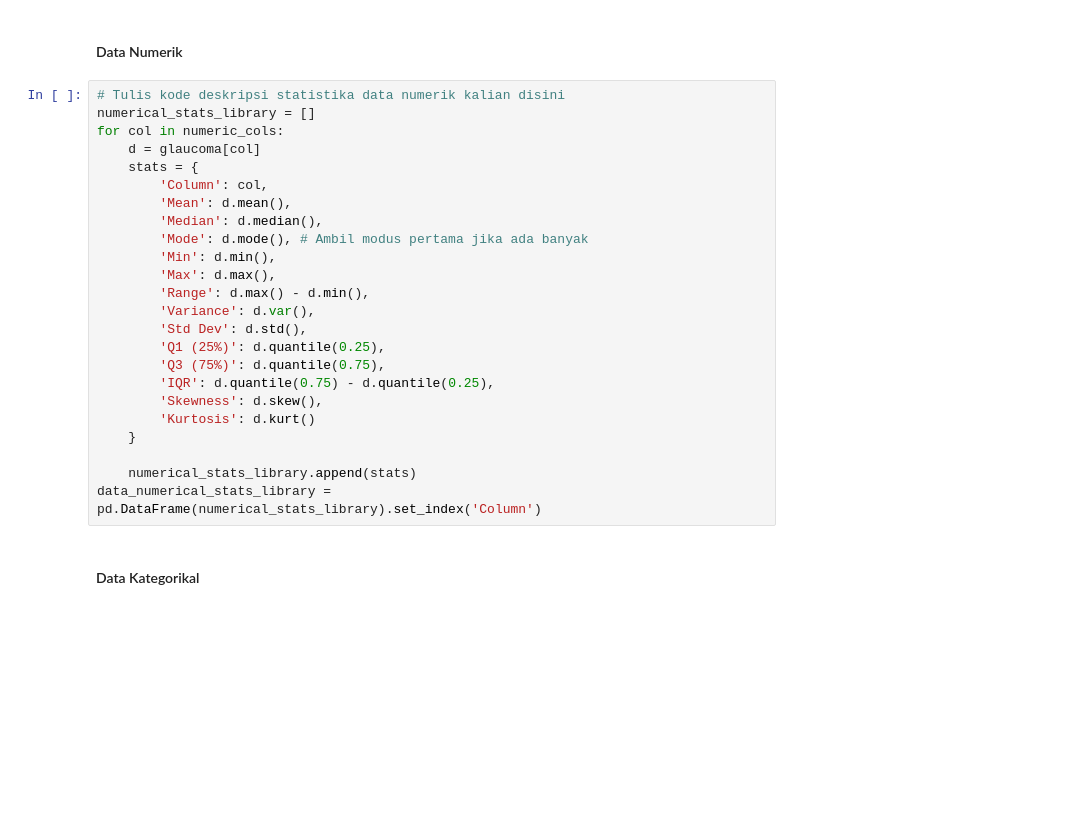
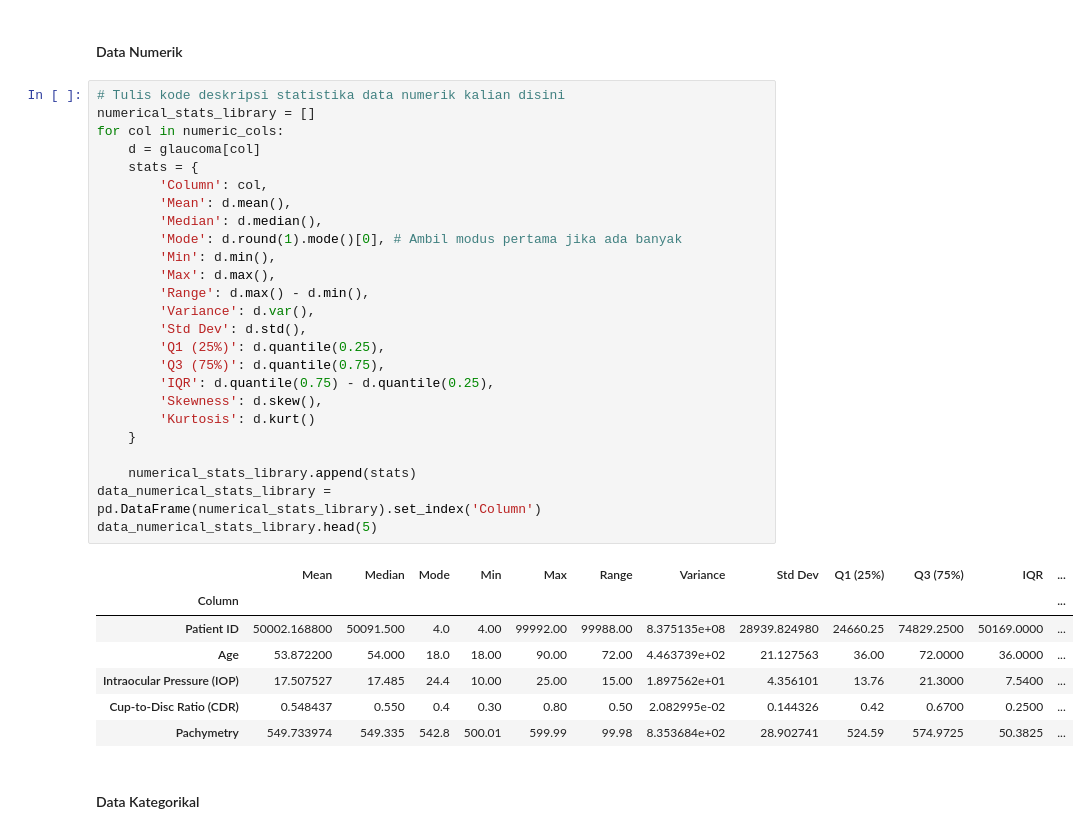
Before and after one commit to staplesmaster/Tugas-Besar-IF2120-2025-2026---AyamAsapRempah, a Jupyter notebook: AyamAsapRempah.ipynb, the cells around one changed output. Saved outputs shown, nothing was run; the diff lists cells and outputs as text; blank space fills up the shorter version.

Commit message:
fix: wrong logic in the numerical method

```diff
--- a/AyamAsapRempah.ipynb
+++ b/AyamAsapRempah.ipynb
@@ -289,27 +301,36 @@ Data Kategorikal
 # %%
 # Tulis kode deskripsi statistika data numerik kalian disini
 numerical_stats_library = []
 for col in numeric_cols:
     d = glaucoma[col]
     stats = {
         'Column': col,
         'Mean': d.mean(),
         'Median': d.median(),
-        'Mode': d.mode(), # Ambil modus pertama jika ada banyak
+        'Mode': d.round(1).mode()[0], # Ambil modus pertama jika ada banyak
         'Min': d.min(),
         'Max': d.max(),
         'Range': d.max() - d.min(),
         'Variance': d.var(),
         'Std Dev': d.std(),
         'Q1 (25%)': d.quantile(0.25),
         'Q3 (75%)': d.quantile(0.75),
         'IQR': d.quantile(0.75) - d.quantile(0.25),
         'Skewness': d.skew(),
         'Kurtosis': d.kurt()
     }
 
     numerical_stats_library.append(stats)
 data_numerical_stats_library = pd.DataFrame(numerical_stats_library).set_index('Column')
+data_numerical_stats_library.head(5)
+# %% [output]
+|  | Mean | Median | Mode | Min | Max | Range | Variance | Std Dev | Q1 (25%) | Q3 (75%) | IQR | ... |
+| Column |  |  |  |  |  |  |  |  |  |  |  | ... |
+| Patient ID | 50002.168800 | 50091.500 | 4.0 | 4.00 | 99992.00 | 99988.00 | 8.375135e+08 | 28939.824980 | 24660.25 | 74829.2500 | 50169.0000 | ... |
+| Age | 53.872200 | 54.000 | 18.0 | 18.00 | 90.00 | 72.00 | 4.463739e+02 | 21.127563 | 36.00 | 72.0000 | 36.0000 | ... |
+| Intraocular Pressure (IOP) | 17.507527 | 17.485 | 24.4 | 10.00 | 25.00 | 15.00 | 1.897562e+01 | 4.356101 | 13.76 | 21.3000 | 7.5400 | ... |
+| Cup-to-Disc Ratio (CDR) | 0.548437 | 0.550 | 0.4 | 0.30 | 0.80 | 0.50 | 2.082995e-02 | 0.144326 | 0.42 | 0.6700 | 0.2500 | ... |
+| Pachymetry | 549.733974 | 549.335 | 542.8 | 500.01 | 599.99 | 99.98 | 8.353684e+02 | 28.902741 | 524.59 | 574.9725 | 50.3825 | ... |
 # %% [markdown]
 #### Data Kategorikal
 # %%
```
Also changed, not shown: parts of 2 cells of this notebook.
